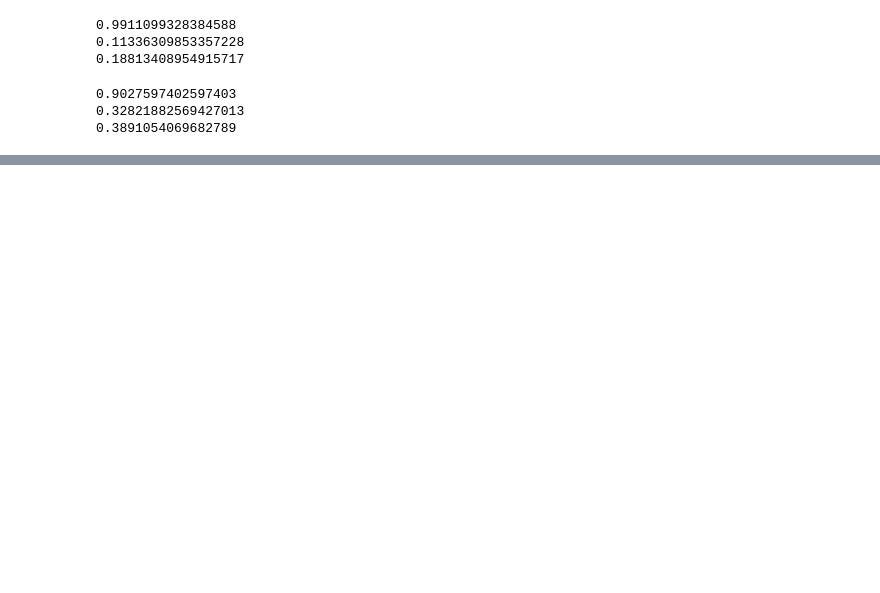
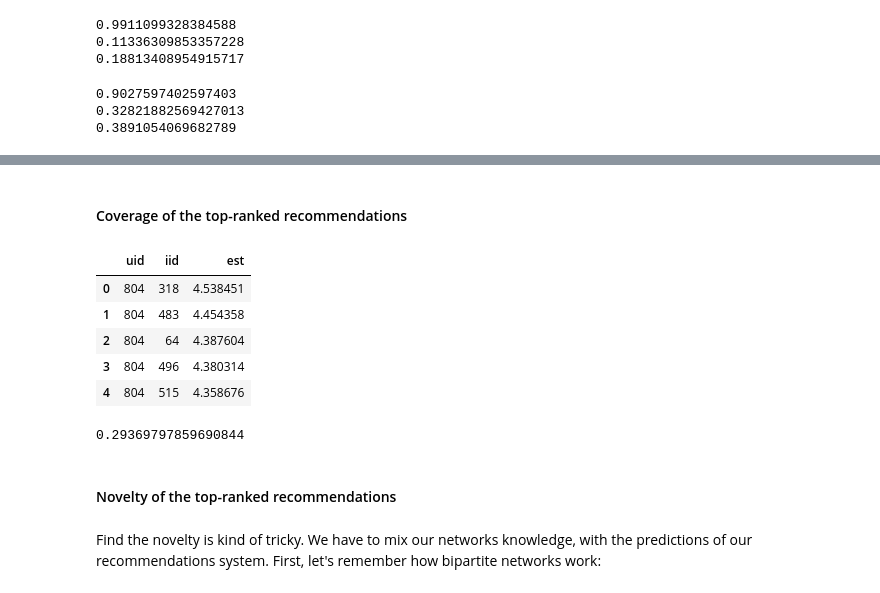
Before and after one commit to gonzaferreiro/Networks_Analysis_plus_Recommendations_system, a Jupyter notebook: notebook_project.ipynb, the cells around one changed output, grey strips where cells are left out. Drawn from its saved outputs; the diff is of its cells as text; code cells hidden in the pictures; blank space fills up the shorter version.

```diff
--- a/notebook_project.ipynb
+++ b/notebook_project.ipynb
@@ -860,0 +923,25 @@ print(np.mean(list(f1s.values())))
+# %% [markdown]
+#### Coverage of the top-ranked recommendations
+# %%
+top_n_list = []
+for key in top_n.keys():
+    for val in top_n[key]:
+        top_n_list.append([key, val[0], val[1]])
+
+df_top = pd.DataFrame(top_n_list, columns=['uid', 'iid', 'est'])
+df_top.head()
+# %% [output]
+|  | uid | iid | est |
+| 0 | 804 | 318 | 4.538451 |
+| 1 | 804 | 483 | 4.454358 |
+| 2 | 804 | 64 | 4.387604 |
+| 3 | 804 | 496 | 4.380314 |
+| 4 | 804 | 515 | 4.358676 |
+# %%
+len(df_top.iid.unique())/1682
+# %% [output]
+0.29369797859690844
+# %% [markdown]
+#### Novelty of the top-ranked recommendations
+# %% [markdown]
+Find the novelty is kind of tricky. We have to mix our networks knowledge, with the predictions of our recommendations system. First, let's remember how bipartite networks work:
```
Also changed, not shown: parts of 26 cells of this notebook, 1 other file.
